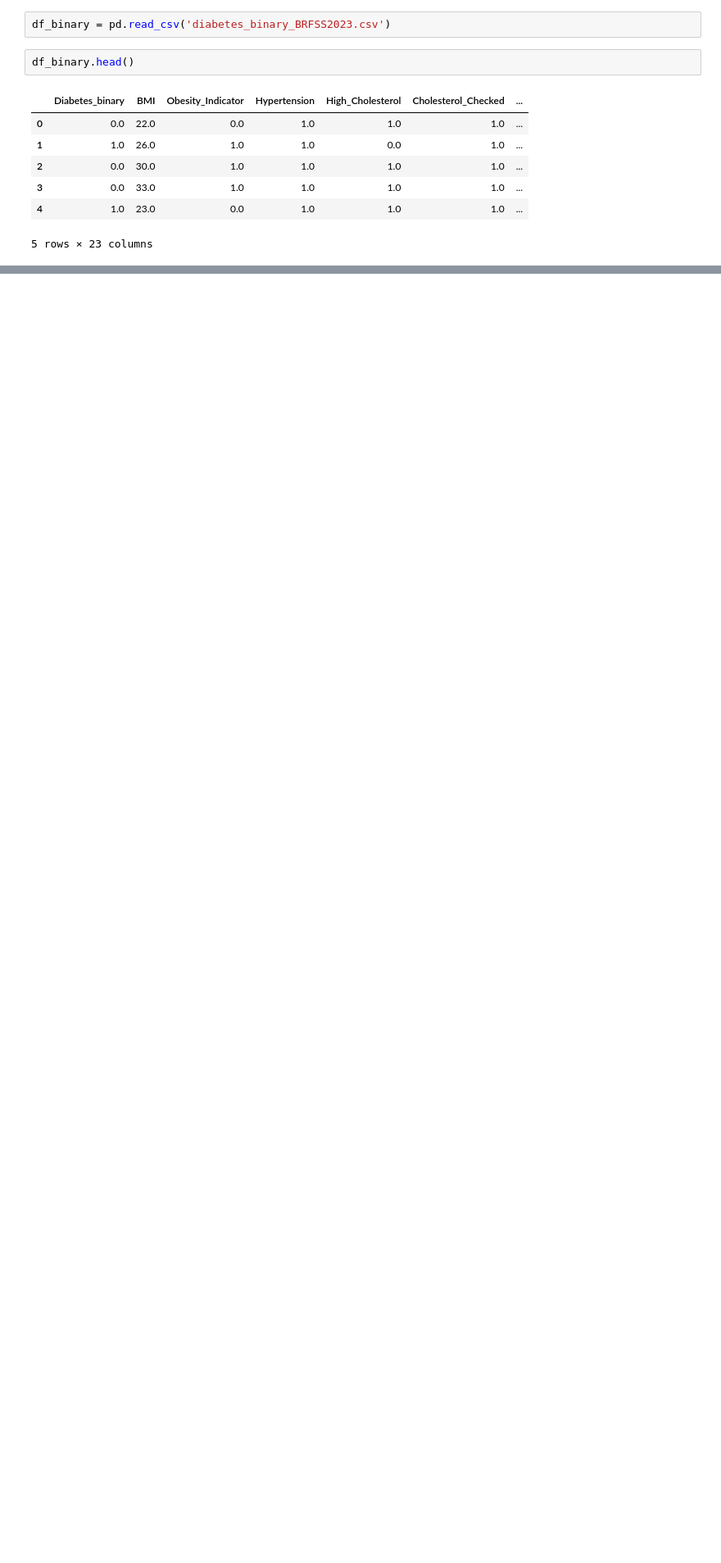
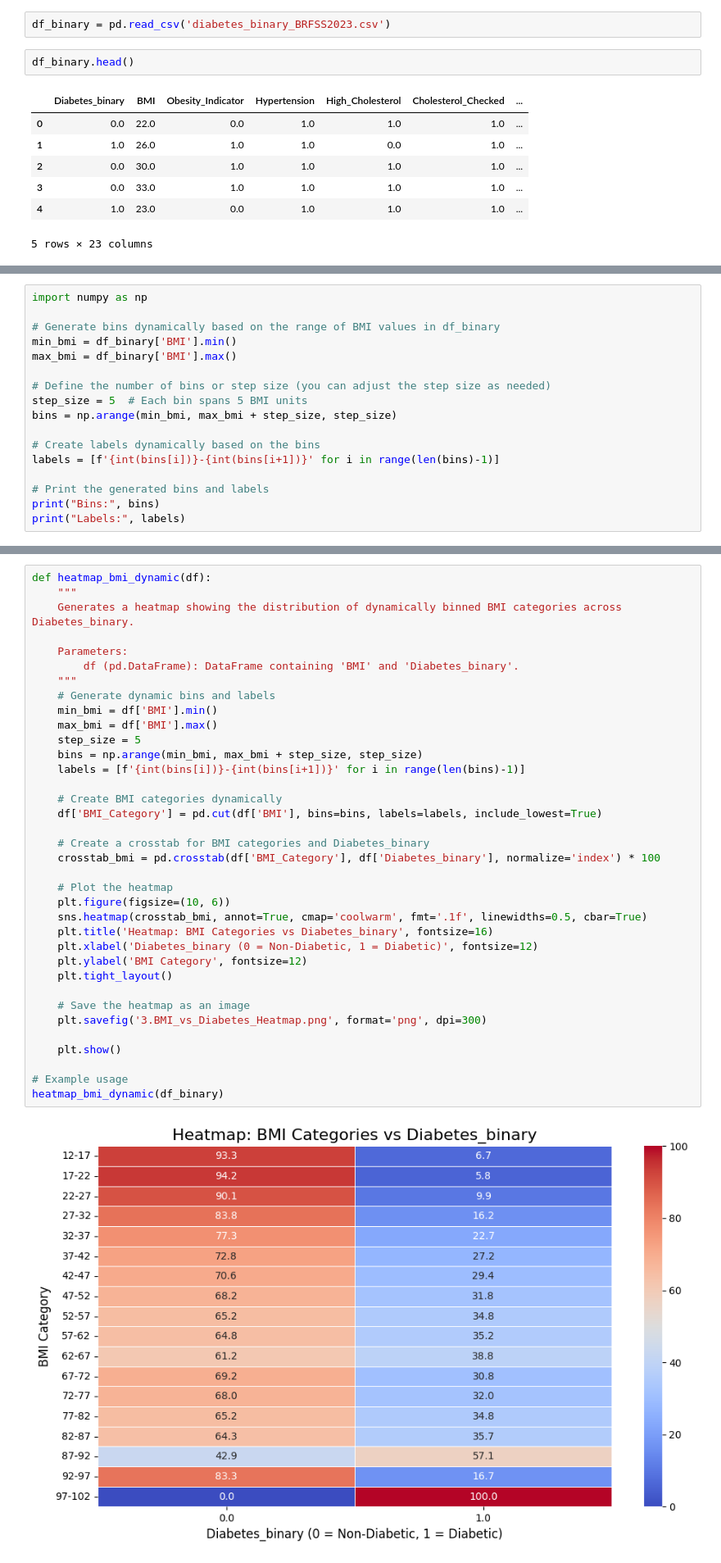
Before and after one commit to troytoy/Project_DA01, a Jupyter notebook: VIsualization.ipynb, the cells around one changed output, grey strips where cells are left out. Shown at 82% size. Saved outputs shown, nothing was run; the diff lists cells and outputs as text; blank space fills up the shorter version.

```diff
--- a/VIsualization.ipynb
+++ b/VIsualization.ipynb
@@ -119,0 +93,17 @@ plt.show()
+# %%
+import numpy as np
+
+# Generate bins dynamically based on the range of BMI values in df_binary
+min_bmi = df_binary['BMI'].min()
+max_bmi = df_binary['BMI'].max()
+
+# Define the number of bins or step size (you can adjust the step size as needed)
+step_size = 5  # Each bin spans 5 BMI units
+bins = np.arange(min_bmi, max_bmi + step_size, step_size)
+
+# Create labels dynamically based on the bins
+labels = [f'{int(bins[i])}-{int(bins[i+1])}' for i in range(len(bins)-1)]
+
+# Print the generated bins and labels
+print("Bins:", bins)
+print("Labels:", labels)
@@ -119,0 +114,38 @@ plt.show()
+# %%
+def heatmap_bmi_dynamic(df):
+    """
+    Generates a heatmap showing the distribution of dynamically binned BMI categories across Diabetes_binary.
+
+    Parameters:
+        df (pd.DataFrame): DataFrame containing 'BMI' and 'Diabetes_binary'.
+    """
+    # Generate dynamic bins and labels
+    min_bmi = df['BMI'].min()
+    max_bmi = df['BMI'].max()
+    step_size = 5
+    bins = np.arange(min_bmi, max_bmi + step_size, step_size)
+    labels = [f'{int(bins[i])}-{int(bins[i+1])}' for i in range(len(bins)-1)]
+
+    # Create BMI categories dynamically
+    df['BMI_Category'] = pd.cut(df['BMI'], bins=bins, labels=labels, include_lowest=True)
+
+    # Create a crosstab for BMI categories and Diabetes_binary
+    crosstab_bmi = pd.crosstab(df['BMI_Category'], df['Diabetes_binary'], normalize='index') * 100
+
+    # Plot the heatmap
+    plt.figure(figsize=(10, 6))
+    sns.heatmap(crosstab_bmi, annot=True, cmap='coolwarm', fmt='.1f', linewidths=0.5, cbar=True)
+    plt.title('Heatmap: BMI Categories vs Diabetes_binary', fontsize=16)
+    plt.xlabel('Diabetes_binary (0 = Non-Diabetic, 1 = Diabetic)', fontsize=12)
+    plt.ylabel('BMI Category', fontsize=12)
+    plt.tight_layout()
+
+    # Save the heatmap as an image
+    plt.savefig('3.BMI_vs_Diabetes_Heatmap.png', format='png', dpi=300)
+
+    plt.show()
+
+# Example usage
+heatmap_bmi_dynamic(df_binary)
+# %% [output]
+[figure, added]
```
Also changed, not shown: parts of 5 cells of this notebook, 4 other files.
